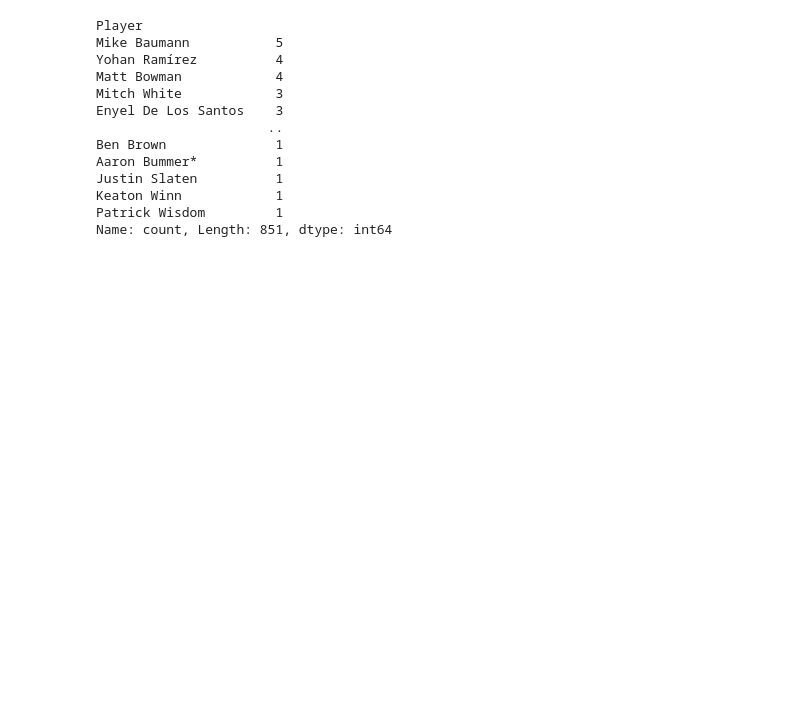
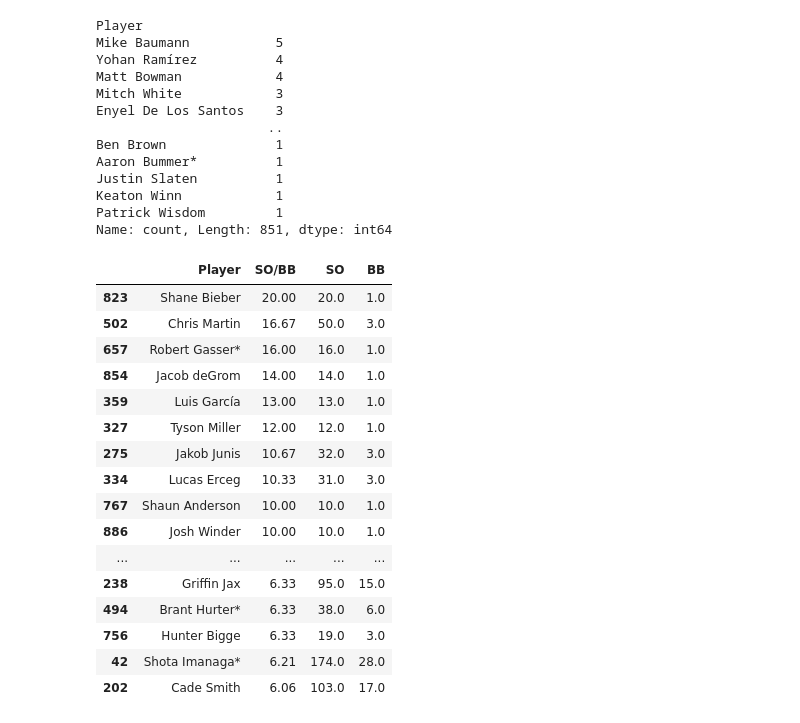
Before and after one commit to Tomas-Santana/ml-nb, a Jupyter notebook: 1/pitch_data_2024.ipynb, the cells around one changed output. Saved outputs shown, nothing was run; the diff lists cells and outputs as text; code cells hidden in the pictures; blank space fills up the shorter version.

```diff
--- a/1/pitch_data_2024.ipynb
+++ b/1/pitch_data_2024.ipynb
@@ -182,3 +185,23 @@ Justin Slaten          1
 Keaton Winn            1
 Patrick Wisdom         1
 Name: count, Length: 851, dtype: int64
+# %%
+df.nlargest(50, "SO/BB")[["Player", "SO/BB", "SO", "BB"]]
+# %% [output]
+|  | Player | SO/BB | SO | BB |
+| 823 | Shane Bieber | 20.00 | 20.0 | 1.0 |
+| 502 | Chris Martin | 16.67 | 50.0 | 3.0 |
+| 657 | Robert Gasser* | 16.00 | 16.0 | 1.0 |
+| 854 | Jacob deGrom | 14.00 | 14.0 | 1.0 |
+| 359 | Luis García | 13.00 | 13.0 | 1.0 |
+| 327 | Tyson Miller | 12.00 | 12.0 | 1.0 |
+| 275 | Jakob Junis | 10.67 | 32.0 | 3.0 |
+| 334 | Lucas Erceg | 10.33 | 31.0 | 3.0 |
+| 767 | Shaun Anderson | 10.00 | 10.0 | 1.0 |
+| 886 | Josh Winder | 10.00 | 10.0 | 1.0 |
+| ... | ... | ... | ... | ... |
+| 238 | Griffin Jax | 6.33 | 95.0 | 15.0 |
+| 494 | Brant Hurter* | 6.33 | 38.0 | 6.0 |
+| 756 | Hunter Bigge | 6.33 | 19.0 | 3.0 |
+| 42 | Shota Imanaga* | 6.21 | 174.0 | 28.0 |
+| 202 | Cade Smith | 6.06 | 103.0 | 17.0 |
```
Also changed, not shown: parts of 5 cells of this notebook, 4 other files.
